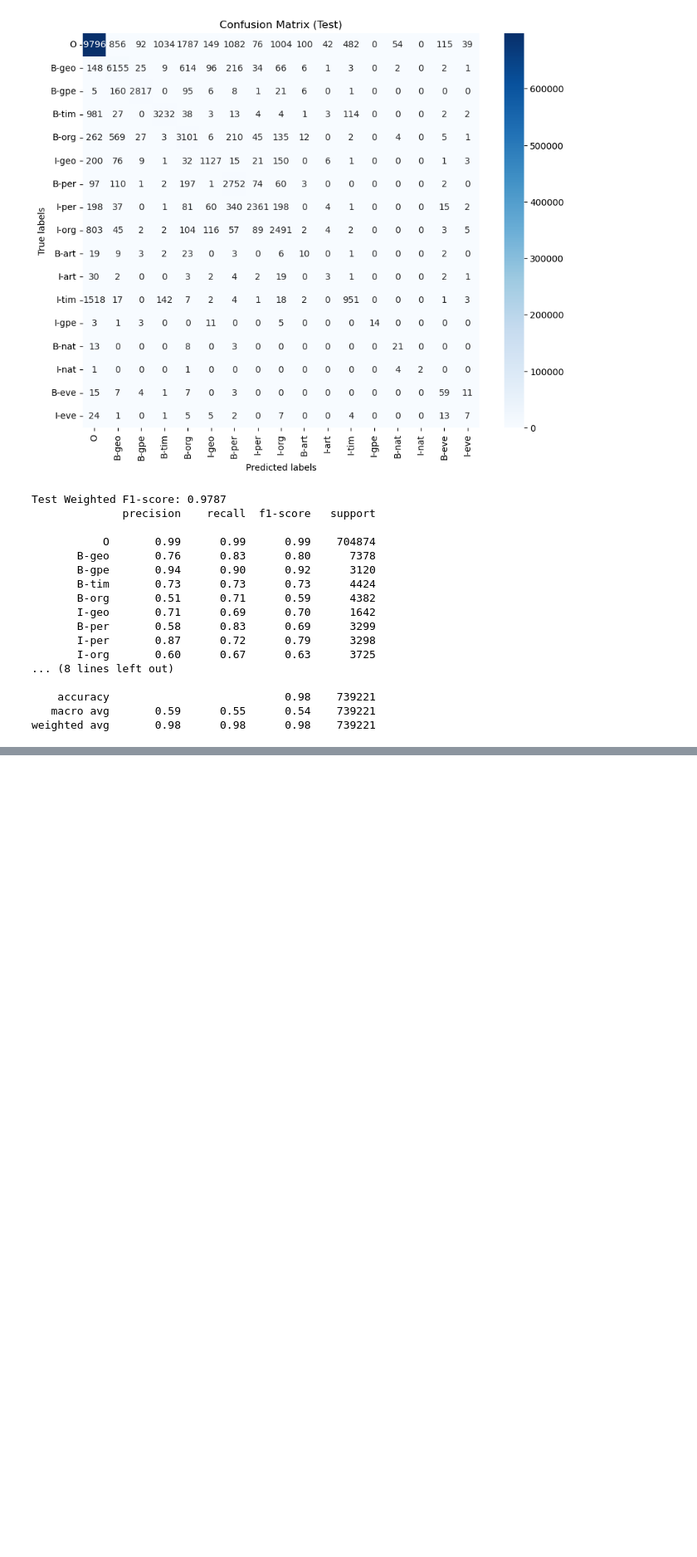
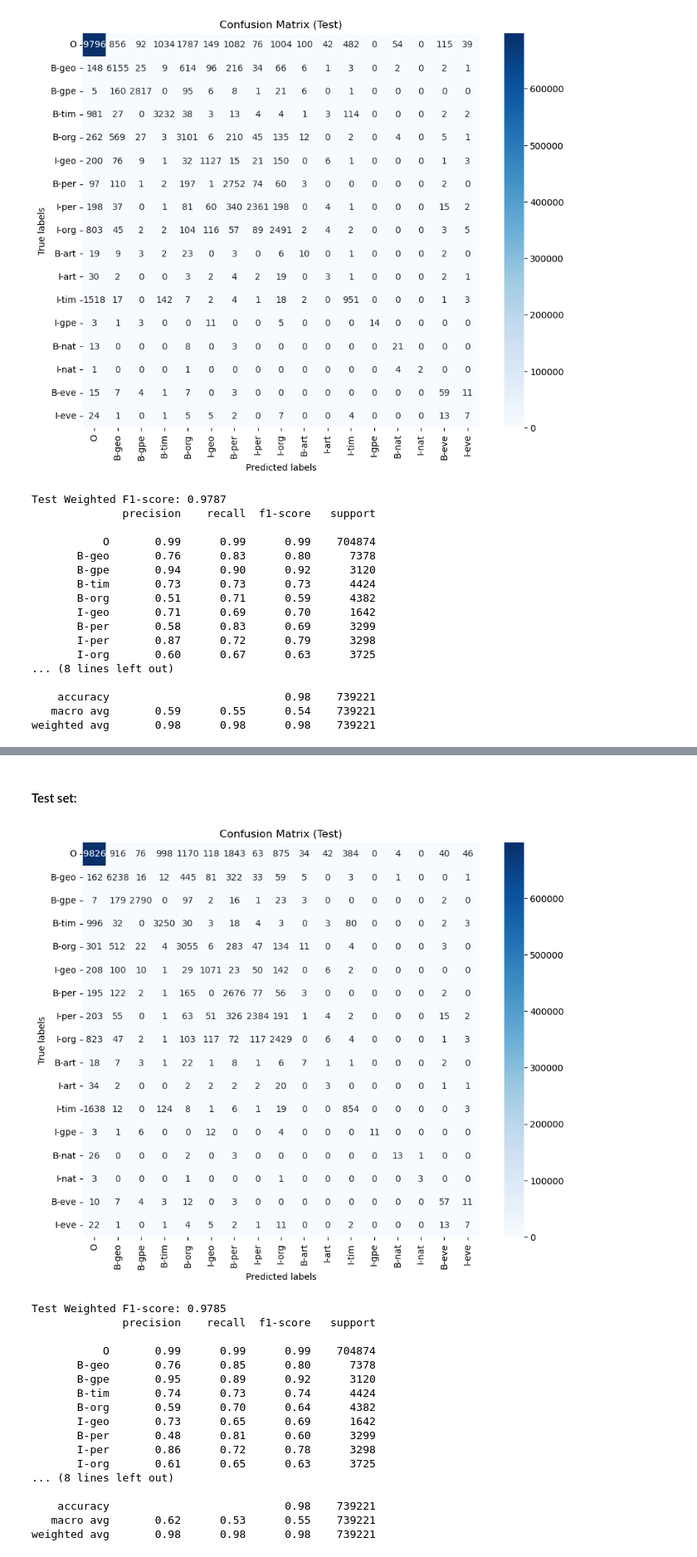
Before and after one commit to ivairali/nlp2, a Jupyter notebook: reproduce_results.ipynb, the cells around one changed output, grey strips where cells are left out. Shown at 83% size. Drawn from its saved outputs; the diff is of its cells as text; code cells hidden in the pictures; blank space fills up the shorter version.

```diff
--- a/reproduce_results.ipynb
+++ b/reproduce_results.ipynb
@@ -421,0 +534,2 @@ weighted avg       0.98      0.98      0.98    739221
+# %%
+pred_test_4 = sp_4.viterbi_decode_corpus(fixed_test_dataset)
@@ -421,0 +578,23 @@ weighted avg       0.98      0.98      0.98    739221
+# %% [markdown]
+#### Test set:
+# %%
+cm_test_4, f1_test_4 = evaluate_predictions(fixed_test_dataset.seq_list, pred_test_4, tag_dict, set_name="Test")
+# %% [output]
+[figure, added]
+Test Weighted F1-score: 0.9785
+              precision    recall  f1-score   support
+
+           O       0.99      0.99      0.99    704874
+       B-geo       0.76      0.85      0.80      7378
+       B-gpe       0.95      0.89      0.92      3120
+       B-tim       0.74      0.73      0.74      4424
+       B-org       0.59      0.70      0.64      4382
+       I-geo       0.73      0.65      0.69      1642
+       B-per       0.48      0.81      0.60      3299
+       I-per       0.86      0.72      0.78      3298
+       I-org       0.61      0.65      0.63      3725
+... (8 lines left out)
+
+    accuracy                           0.98    739221
+   macro avg       0.62      0.53      0.55    739221
+weighted avg       0.98      0.98      0.98    739221
```
Also changed, not shown: parts of 29 cells of this notebook, 4 other files.
